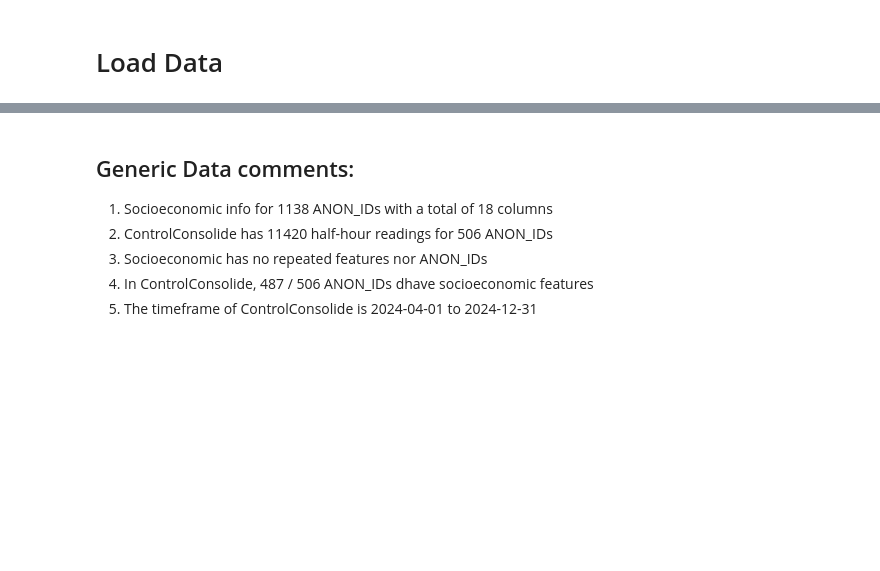
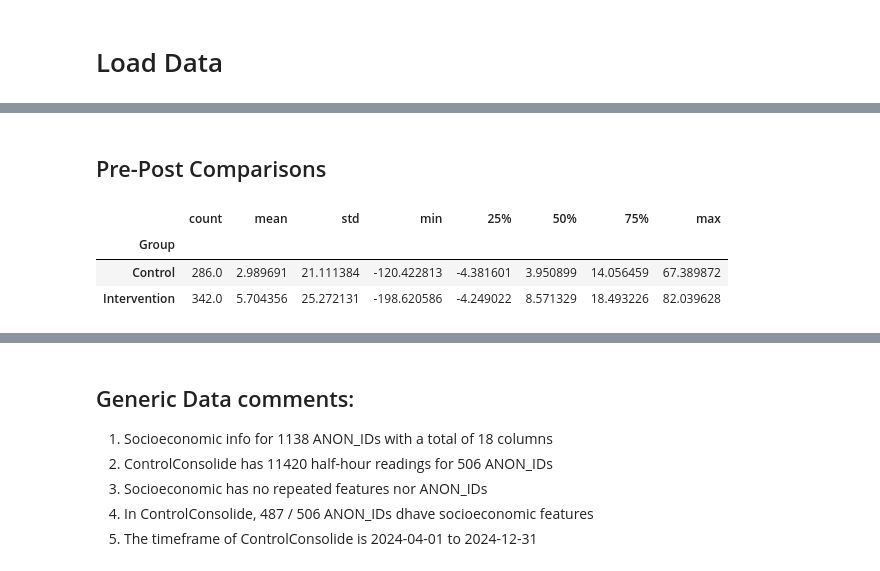
Before and after one commit to guri99uy/ST498_CAPSTONE, a Jupyter notebook: Notebooks/Flash_interventionConsolide.ipynb, the cells around one changed output, grey strips where cells are left out. Drawn from its saved outputs; the diff is of its cells as text; code cells hidden in the pictures; blank space fills up the shorter version.

```diff
--- a/Notebooks/Flash_interventionConsolide.ipynb
+++ b/Notebooks/Flash_interventionConsolide.ipynb
@@ -19,0 +217,53 @@ df_control_Consolide = pd.read_csv(csv_path)
+# %% [markdown]
+## Pre-Post Comparisons
+# %%
+import numpy as np
+
+# Combine only Pre and Post (exclude Sunday for the "shift" analysis)
+df_combined_pre_post = pd.concat([
+    df_control_pre_merged,
+    df_control_post_merged,
+    df_intervention_pre_merged,
+    df_intervention_post_merged
+], ignore_index=True)
+
+# Group by ANON_ID, Group, Phase => get mean consumption
+df_mean = (df_combined_pre_post
+           .groupby(['ANON_ID','Group','Phase'], as_index=False)
+           .agg(mean_kwh=('ELEC_KWH','mean')))
+
+# Pivot so Pre, Post columns
+df_pivot = df_mean.pivot(
+    index=['ANON_ID','Group'],
+    columns='Phase',
+    values='mean_kwh'
+).reset_index()
+
+df_pivot['Reduction_%'] = ((df_pivot['Pre'] - df_pivot['Post']) / df_pivot['Pre']) * 100
+
+# (Optional) Bracket assignment for Intervention
+def bracket_assign(x):
+    if pd.isna(x) or x < 5:
+        return 'No Reward (< 5%)'
+    elif x < 20:
+        return 'Free Sun 8am-12pm (5-19.9%)'
+    elif x < 35:
+        return 'Free Sun 8am-4pm (20-34.9%)'
+    elif x < 50:
+        return 'Free Sun 8am-8pm (35-49.9%)'
+    else:
+        return 'Free Sun 8am-midnight (>=50%)'
+
+df_pivot['Free_Energy_Bracket'] = np.where(
+    df_pivot['Group'] == 'Intervention',
+    df_pivot['Reduction_%'].apply(bracket_assign),
+    'Not Applicable'
+)
+
+# Inspect final results
+df_pivot.groupby('Group')['Reduction_%'].describe()
+# %% [output]
+|  | count | mean | std | min | 25% | 50% | 75% | max |
+| Group |  |  |  |  |  |  |  |  |
+| Control | 286.0 | 2.989691 | 21.111384 | -120.422813 | -4.381601 | 3.950899 | 14.056459 | 67.389872 |
+| Intervention | 342.0 | 5.704356 | 25.272131 | -198.620586 | -4.249022 | 8.571329 | 18.493226 | 82.039628 |
```
Also changed, not shown: parts of 24 cells of this notebook.
